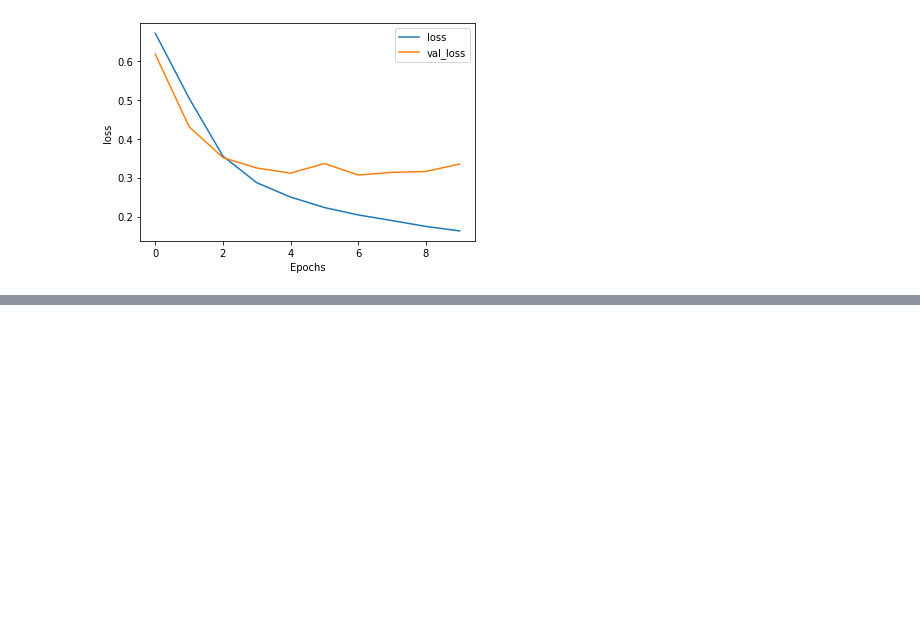
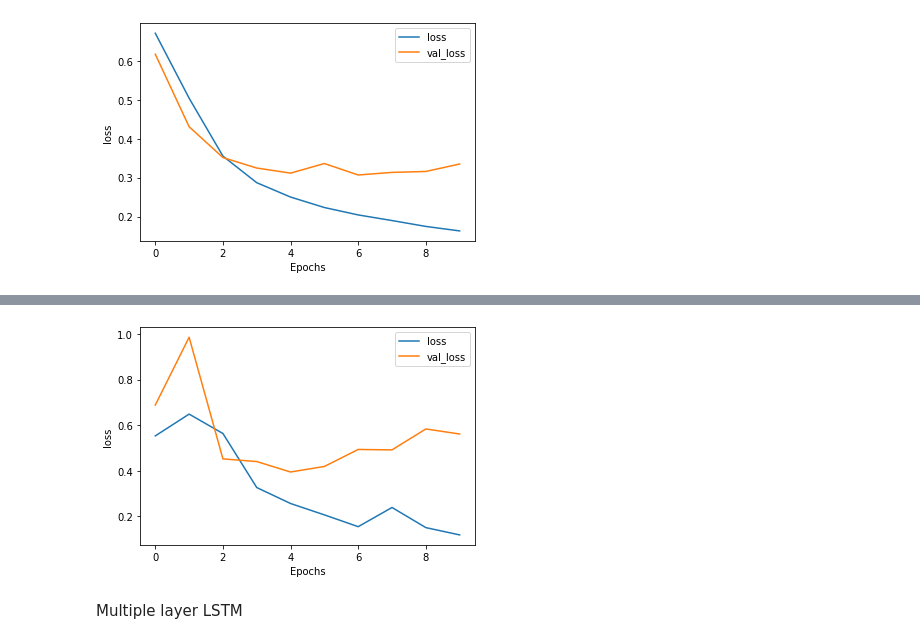
Before and after one commit to StanleyLiangYork/NLP_deepLearning, a Jupyter notebook: text_classification.ipynb, the cells around one changed output, grey strips where cells are left out. Saved outputs shown, nothing was run; the diff lists cells and outputs as text; code cells hidden in the pictures; blank space fills up the shorter version.

```diff
--- a/text_classification.ipynb
+++ b/text_classification.ipynb
@@ -743,0 +840,6 @@ else:
+# %%
+plot_graphs(history, 'loss')
+# %% [output]
+[figure, added]
+# %% [markdown]
+Multiple layer LSTM
```
Also changed, not shown: parts of 17 cells of this notebook.
